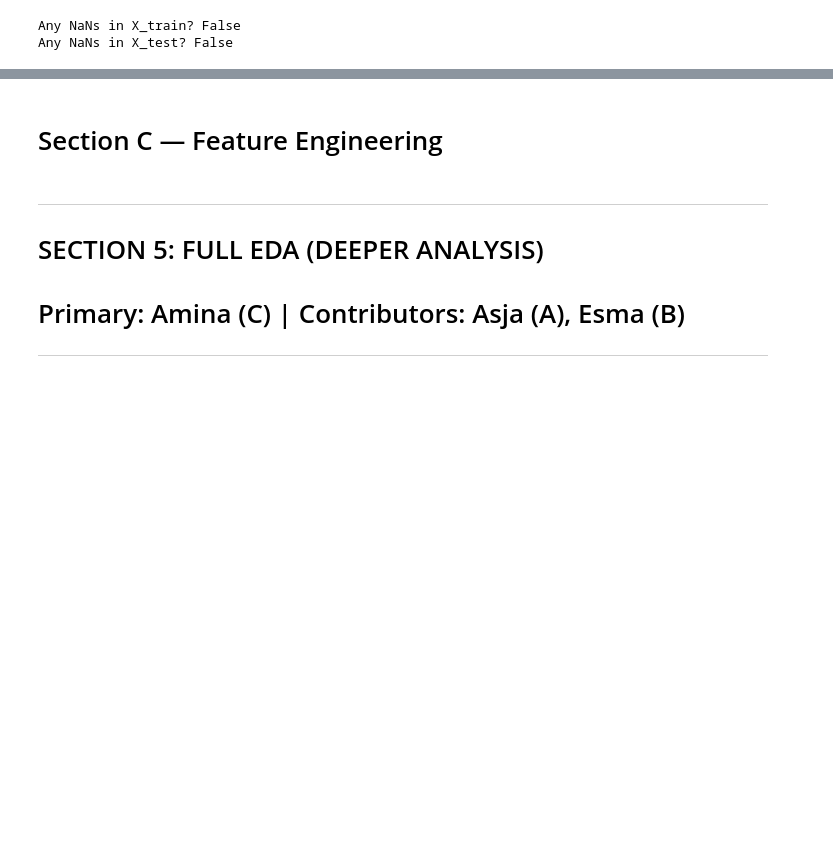
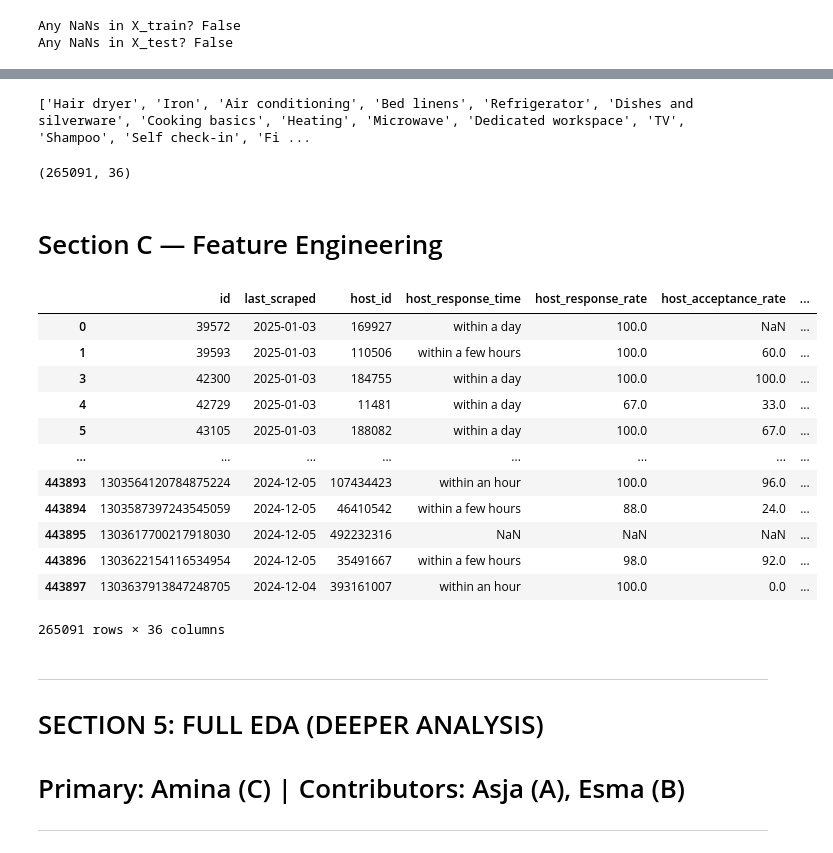
Before and after one commit to aminahrr/AirBnB-ML-project, a Jupyter notebook: notebooks/01_data_preprocessing.ipynb, the cells around one changed output, grey strips where cells are left out. Saved outputs shown, nothing was run; the diff lists cells and outputs as text; code cells hidden in the pictures; blank space fills up the shorter version.

```diff
--- a/notebooks/01_data_preprocessing.ipynb
+++ b/notebooks/01_data_preprocessing.ipynb
@@ -316,3 +316,9 @@ sns.histplot(x=df['price'])
+# %%
+## Adding the num_amenties before the split
+
+df['num_amenities'] = df['amenities'].apply(
+    lambda x: len(x.split(',')) if isinstance(x, str) else 0
+)
 # %% [markdown]
 ### Section 3
 #### Dropping rows according to price
@@ -559,5 +672,38 @@ Any NaNs in X_test? False
+# %%
+min_freq = 0.02  # 2%
+max_freq = 0.7  # 70%
+
+selected_amenities = amenity_freq[
+    (amenity_freq >= min_freq) &
+    (amenity_freq <= max_freq)
+].index.tolist()
+
+len(selected_amenities)
+print(selected_amenities)
+# %% [output]
+['Hair dryer', 'Iron', 'Air conditioning', 'Bed linens', 'Refrigerator', 'Dishes and silverware', 'Cooking basics', 'Heating', 'Microwave', 'Dedicated workspace', 'TV', 'Shampoo', 'Self check-in', 'Fi ...
+# %%
+df.shape
+# %% [output]
+(265091, 36)
 # %% [markdown]
 # Section C — Feature Engineering
+# %%
+df
+# %% [output]
+|  | id | last_scraped | host_id | host_response_time | host_response_rate | host_acceptance_rate | ... |
+| 0 | 39572 | 2025-01-03 | 169927 | within a day | 100.0 | NaN | ... |
+| 1 | 39593 | 2025-01-03 | 110506 | within a few hours | 100.0 | 60.0 | ... |
+| 3 | 42300 | 2025-01-03 | 184755 | within a day | 100.0 | 100.0 | ... |
+| 4 | 42729 | 2025-01-03 | 11481 | within a day | 67.0 | 33.0 | ... |
+| 5 | 43105 | 2025-01-03 | 188082 | within a day | 100.0 | 67.0 | ... |
+| ... | ... | ... | ... | ... | ... | ... | ... |
+| 443893 | 1303564120784875224 | 2024-12-05 | 107434423 | within an hour | 100.0 | 96.0 | ... |
+| 443894 | 1303587397243545059 | 2024-12-05 | 46410542 | within a few hours | 88.0 | 24.0 | ... |
+| 443895 | 1303617700217918030 | 2024-12-05 | 492232316 | NaN | NaN | NaN | ... |
+| 443896 | 1303622154116534954 | 2024-12-05 | 35491667 | within a few hours | 98.0 | 92.0 | ... |
+| 443897 | 1303637913847248705 | 2024-12-04 | 393161007 | within an hour | 100.0 | 0.0 | ... |
+265091 rows × 36 columns
 # %% [markdown]
 ____________________________________________________________________________
 # SECTION 5: FULL EDA (DEEPER ANALYSIS)
```
Also changed, not shown: parts of 22 cells of this notebook.
